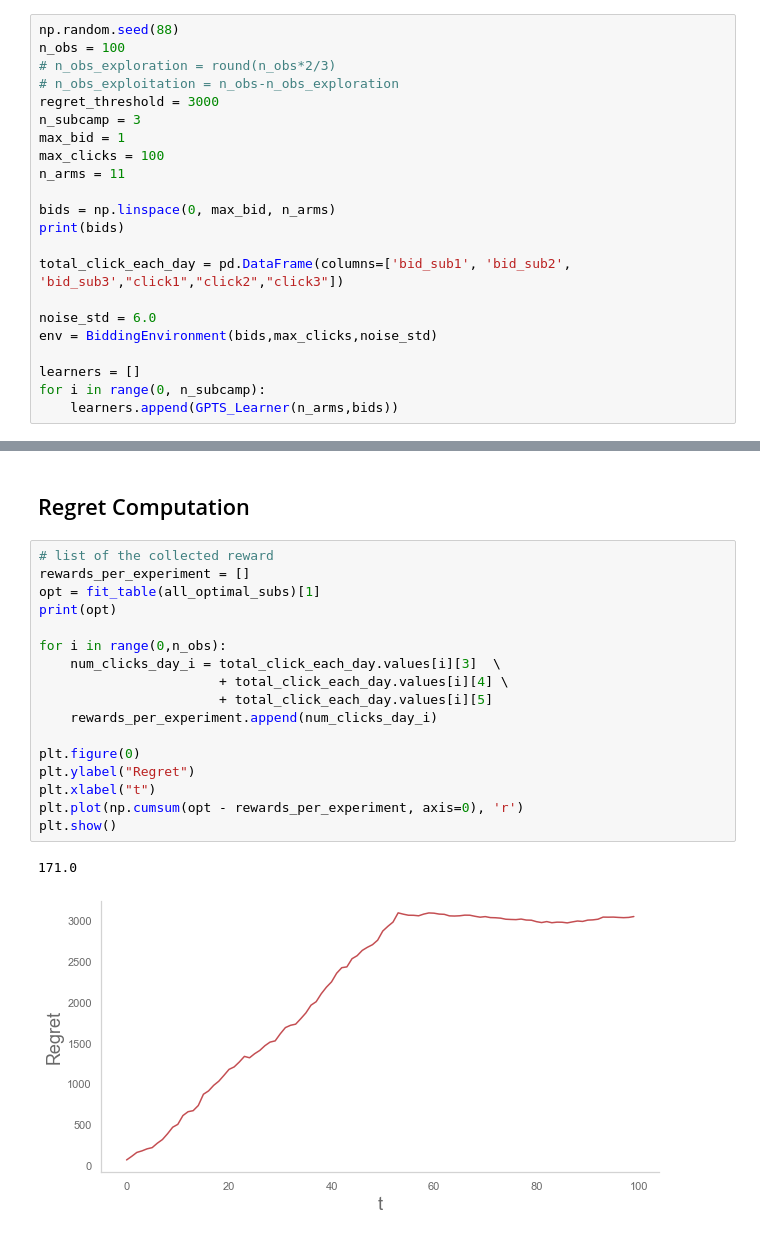
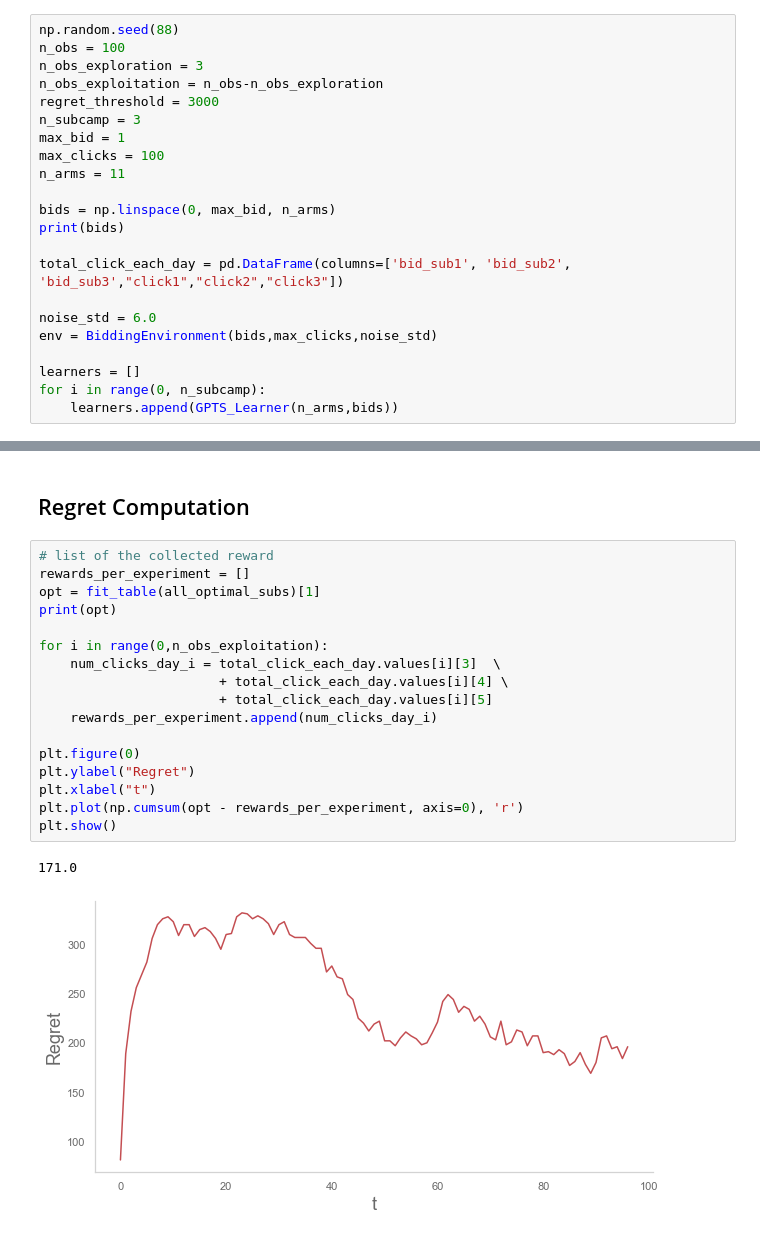
Before and after one commit to damiano1996/DataIntelligenceApplications, a Jupyter notebook: project/part_2/Testing_part_2.ipynb, the cells around one changed output, grey strips where cells are left out. Drawn from its saved outputs; the diff is of its cells as text.

```diff
--- a/project/part_2/Testing_part_2.ipynb
+++ b/project/part_2/Testing_part_2.ipynb
@@ -9,8 +9,8 @@ from project.part_2.Optimizer import *
 # %%
 np.random.seed(88)
 n_obs = 100
-# n_obs_exploration = round(n_obs*2/3)
-# n_obs_exploitation = n_obs-n_obs_exploration
+n_obs_exploration = 3
+n_obs_exploitation = n_obs-n_obs_exploration
 regret_threshold = 3000
 n_subcamp = 3
 max_bid = 1
@@ -165,20 +165,20 @@ print(fit_table(table_all_Subs))
 # %%
 # list of the collected reward
 rewards_per_experiment = []
 opt = fit_table(all_optimal_subs)[1]
 print(opt)
 
-for i in range(0,n_obs):
+for i in range(0,n_obs_exploitation):
     num_clicks_day_i = total_click_each_day.values[i][3]  \
                        + total_click_each_day.values[i][4] \
                        + total_click_each_day.values[i][5]
     rewards_per_experiment.append(num_clicks_day_i)
 
 plt.figure(0)
 plt.ylabel("Regret")
 plt.xlabel("t")
 plt.plot(np.cumsum(opt - rewards_per_experiment, axis=0), 'r')
 plt.show()
 # %% [output]
 171.0
-[figure, old version]
+[figure, new version]
```
Also changed, not shown: parts of 8 cells of this notebook, 2 other files.
